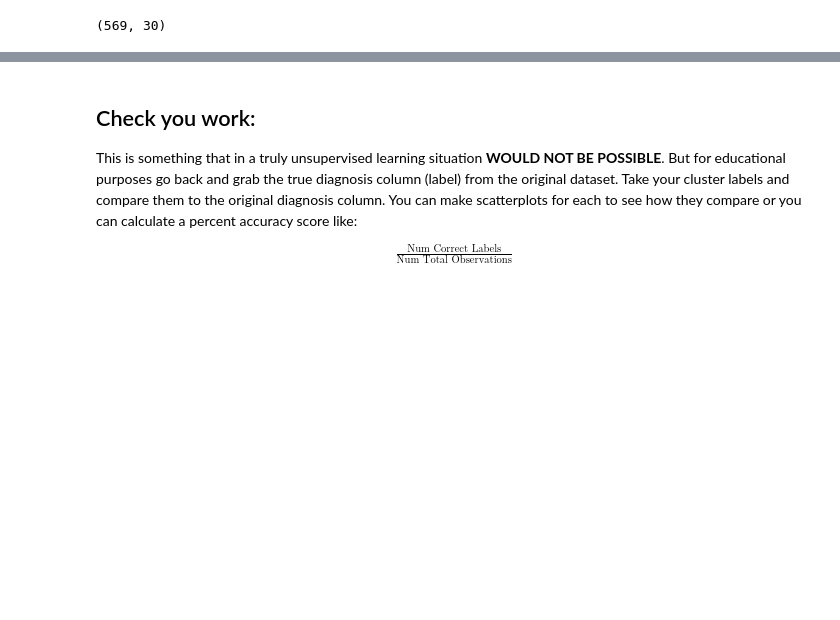
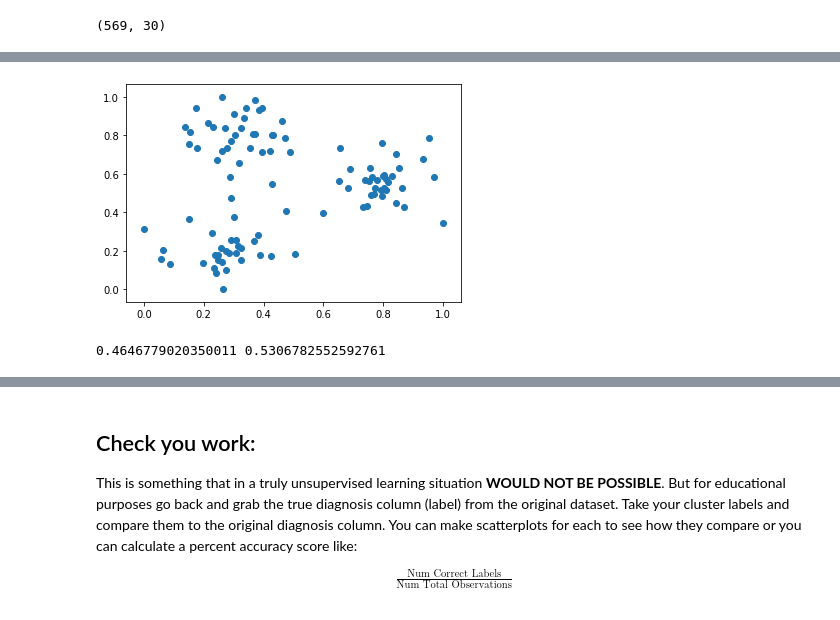
Before and after one commit to cardstud/DS-Unit-1-Sprint-3-Linear-Algebra, a Jupyter notebook: module4-clustering/LS_DS_134_Clustering_Assignment.ipynb, the cells around one changed output, grey strips where cells are left out. Drawn from its saved outputs; the diff is of its cells as text; code cells hidden in the pictures; blank space fills up the shorter version.

```diff
--- a/module4-clustering/LS_DS_134_Clustering_Assignment.ipynb
+++ b/module4-clustering/LS_DS_134_Clustering_Assignment.ipynb
@@ -168,0 +159,3 @@ plt.scatter(centroids[:, 0], centroids[:, 1], c='red', s=50)
+# %%
+points = df.drop('label', axis=1)
+points.head()
@@ -168,0 +169,11 @@ plt.scatter(centroids[:, 0], centroids[:, 1], c='red', s=50)
+# %%
+plt.scatter(points.x, points.y)
+plt.show()
+# %% [output]
+[figure, added]
+# %%
+dataset_centroid_x = points.x.mean()
+dataset_centroid_y = points.y.mean()
+print(dataset_centroid_x, dataset_centroid_y)
+# %% [output]
+0.4646779020350011 0.5306782552592761
```
Also changed, not shown: parts of 58 cells of this notebook.
